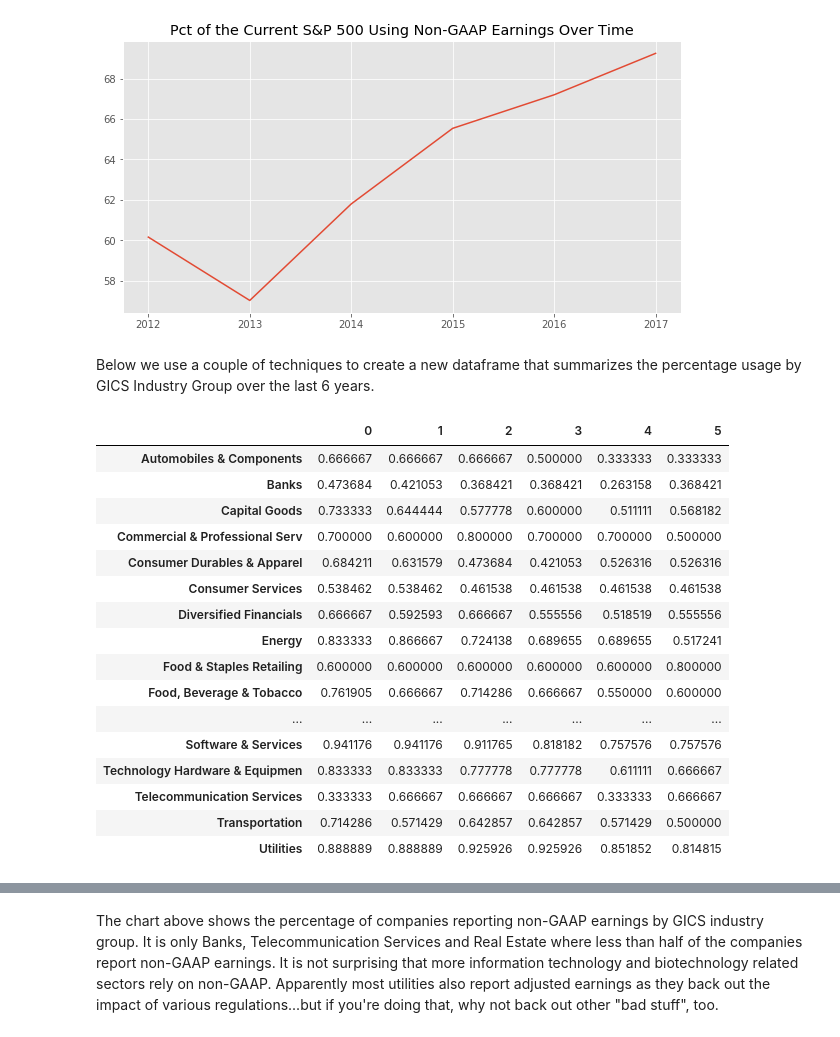
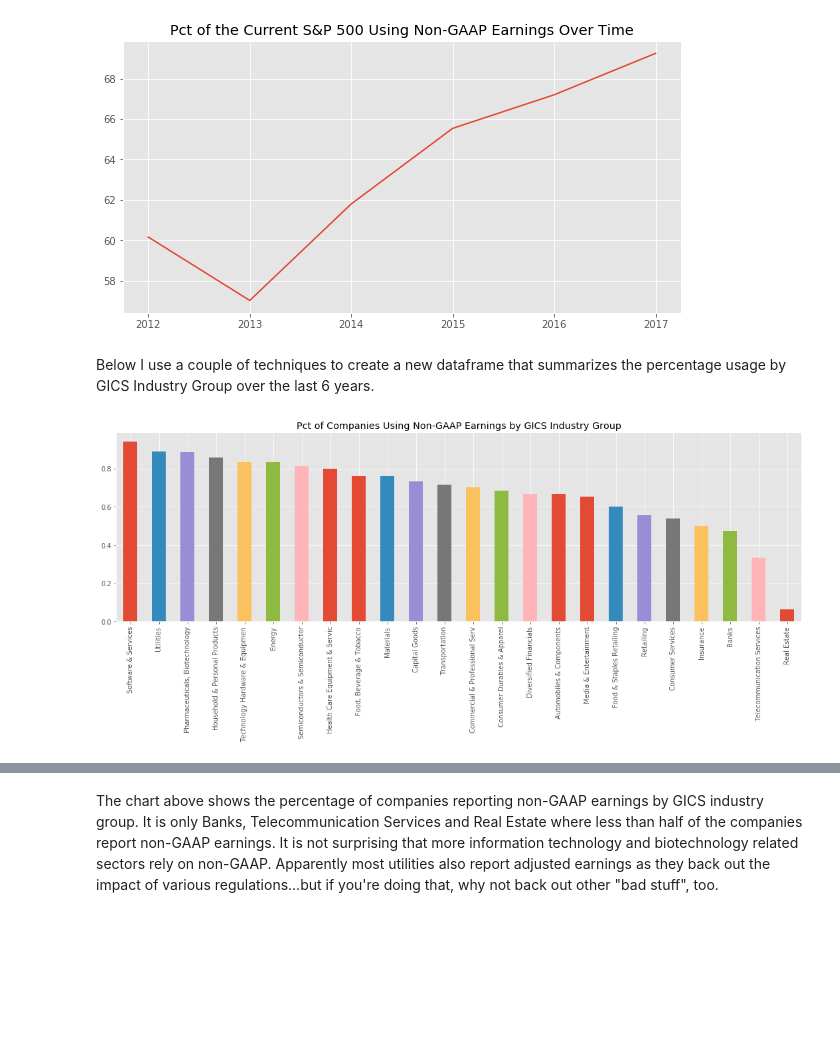
Before and after one commit to aandres99/non-gaap, a Jupyter notebook: Adjusted Earnings.ipynb, the cells around one changed output, grey strips where cells are left out. Saved outputs shown, nothing was run; the diff lists cells and outputs as text; code cells hidden in the pictures; blank space fills up the shorter version.

```diff
--- a/Adjusted Earnings.ipynb
+++ b/Adjusted Earnings.ipynb
@@ -483,32 +481,19 @@ plt.title('Pct of the Current S&P 500 Using Non-GAAP Earnings Over Time');
 # %% [output]
 [figure]
 # %% [markdown]
-Below we use a couple of techniques to create a new dataframe that summarizes the percentage usage by GICS Industry Group over the last 6 years.
+Below I use a couple of techniques to create a new dataframe that summarizes the percentage usage by GICS Industry Group over the last 6 years.
 # %%
 gics = df2.groupby(df2['gics_ind_sect'])['adj_net_inc_as_rptd'].count().index
 percentile = []
 for x in range(0, 6):
     temp_df = df[df['year'] == x]
     percentile.append(dict(zip(gics, (temp_df.groupby(temp_df['gics_ind_sect'])['adj_net_inc_as_rptd'].count() /
                        temp_df.groupby(temp_df['gics_ind_sect'])['net_inc'].count()).values)))
 percentile
 gics_df = pd.DataFrame(percentile).transpose()
-gics_df
+(gics_df[0].sort_values(ascending=False)
+ .plot(kind='bar', figsize=[15, 7],
+       title='Pct of Companies Using Non-GAAP Earnings by GICS Industry Group'))
+plt.tight_layout();
 # %% [output]
-|  | 0 | 1 | 2 | 3 | 4 | 5 |
-| Automobiles & Components | 0.666667 | 0.666667 | 0.666667 | 0.500000 | 0.333333 | 0.333333 |
-| Banks | 0.473684 | 0.421053 | 0.368421 | 0.368421 | 0.263158 | 0.368421 |
-| Capital Goods | 0.733333 | 0.644444 | 0.577778 | 0.600000 | 0.511111 | 0.568182 |
-| Commercial & Professional Serv | 0.700000 | 0.600000 | 0.800000 | 0.700000 | 0.700000 | 0.500000 |
-| Consumer Durables & Apparel | 0.684211 | 0.631579 | 0.473684 | 0.421053 | 0.526316 | 0.526316 |
-| Consumer Services | 0.538462 | 0.538462 | 0.461538 | 0.461538 | 0.461538 | 0.461538 |
-| Diversified Financials | 0.666667 | 0.592593 | 0.666667 | 0.555556 | 0.518519 | 0.555556 |
-| Energy | 0.833333 | 0.866667 | 0.724138 | 0.689655 | 0.689655 | 0.517241 |
-| Food & Staples Retailing | 0.600000 | 0.600000 | 0.600000 | 0.600000 | 0.600000 | 0.800000 |
-| Food, Beverage & Tobacco | 0.761905 | 0.666667 | 0.714286 | 0.666667 | 0.550000 | 0.600000 |
-| ... | ... | ... | ... | ... | ... | ... |
-| Software & Services | 0.941176 | 0.941176 | 0.911765 | 0.818182 | 0.757576 | 0.757576 |
-| Technology Hardware & Equipmen | 0.833333 | 0.833333 | 0.777778 | 0.777778 | 0.611111 | 0.666667 |
-| Telecommunication Services | 0.333333 | 0.666667 | 0.666667 | 0.666667 | 0.333333 | 0.666667 |
-| Transportation | 0.714286 | 0.571429 | 0.642857 | 0.642857 | 0.571429 | 0.500000 |
-| Utilities | 0.888889 | 0.888889 | 0.925926 | 0.925926 | 0.851852 | 0.814815 |
+[figure, added]
```
Also changed, not shown: parts of 37 cells of this notebook.
